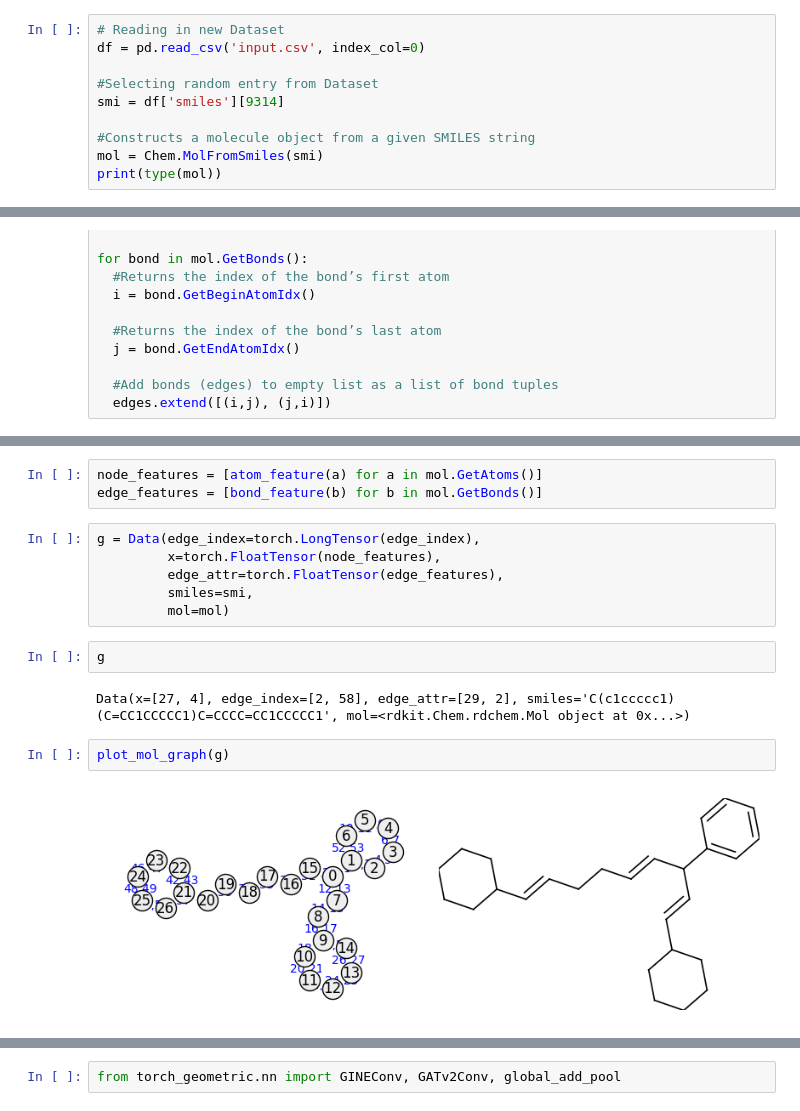
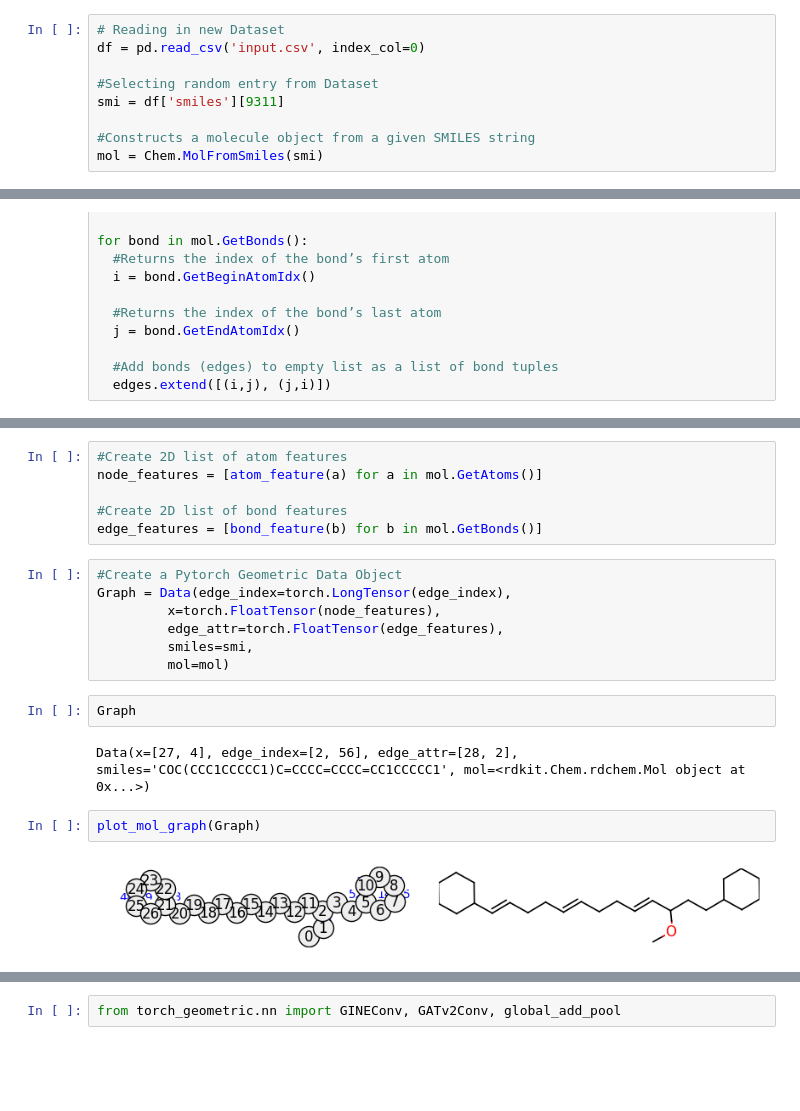
Before and after one commit to EmicoBinsfinder/GNN_Viscosity_Prediction, a Jupyter notebook: DynamicViscosityPredictions.ipynb, the cells around one changed output, grey strips where cells are left out. Drawn from its saved outputs; the diff is of its cells as text; blank space fills up the shorter version.

```diff
--- a/DynamicViscosityPredictions.ipynb
+++ b/DynamicViscosityPredictions.ipynb
@@ -158,8 +161,7 @@ len(df)
 df = pd.read_csv('input.csv', index_col=0)
 
 #Selecting random entry from Dataset
-smi = df['smiles'][9314]
+smi = df['smiles'][9311]
 
 #Constructs a molecule object from a given SMILES string
 mol = Chem.MolFromSmiles(smi)
-print(type(mol))
@@ -213,18 +226,22 @@ def bond_feature(bond):
 # %%
+#Create 2D list of atom features
 node_features = [atom_feature(a) for a in mol.GetAtoms()]
+
+#Create 2D list of bond features
 edge_features = [bond_feature(b) for b in mol.GetBonds()]
 # %%
-g = Data(edge_index=torch.LongTensor(edge_index),
+#Create a Pytorch Geometric Data Object
+Graph = Data(edge_index=torch.LongTensor(edge_index),
          x=torch.FloatTensor(node_features),
          edge_attr=torch.FloatTensor(edge_features),
          smiles=smi,
          mol=mol)
-# %%
-g
-# %% [output]
-Data(x=[27, 4], edge_index=[2, 58], edge_attr=[29, 2], smiles='C(c1ccccc1)(C=CC1CCCCC1)C=CCCC=CC1CCCCC1', mol=<rdkit.Chem.rdchem.Mol object at 0x...>)
+# %%
+Graph
+# %% [output]
+Data(x=[27, 4], edge_index=[2, 56], edge_attr=[28, 2], smiles='COC(CCC1CCCCC1)C=CCCC=CCCC=CC1CCCCC1', mol=<rdkit.Chem.rdchem.Mol object at 0x...>)
 # %%
-plot_mol_graph(g)
+plot_mol_graph(Graph)
 # %% [output]
-[figure, old version]
+[figure, new version]
 # %%
```
Also changed, not shown: parts of 44 cells of this notebook.
